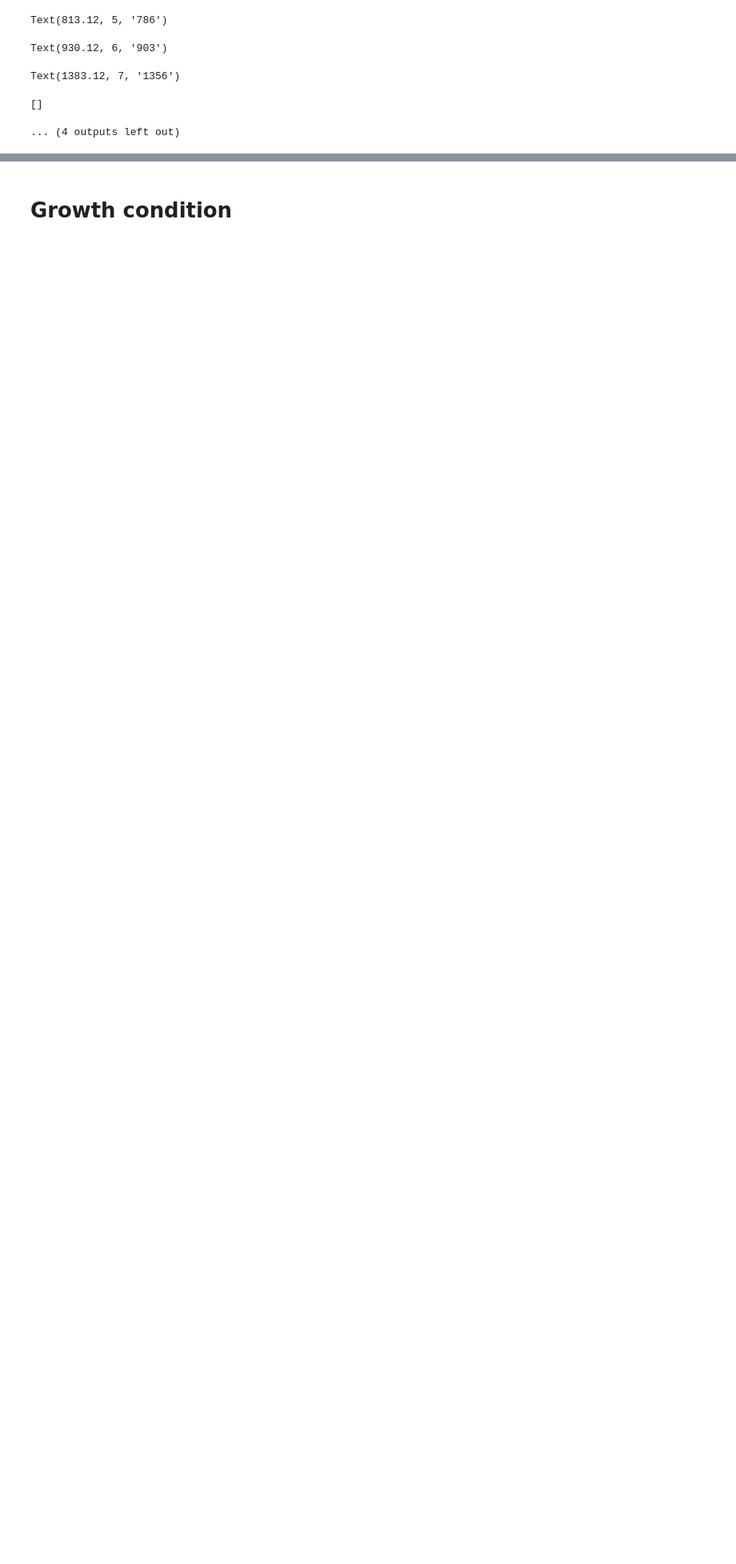
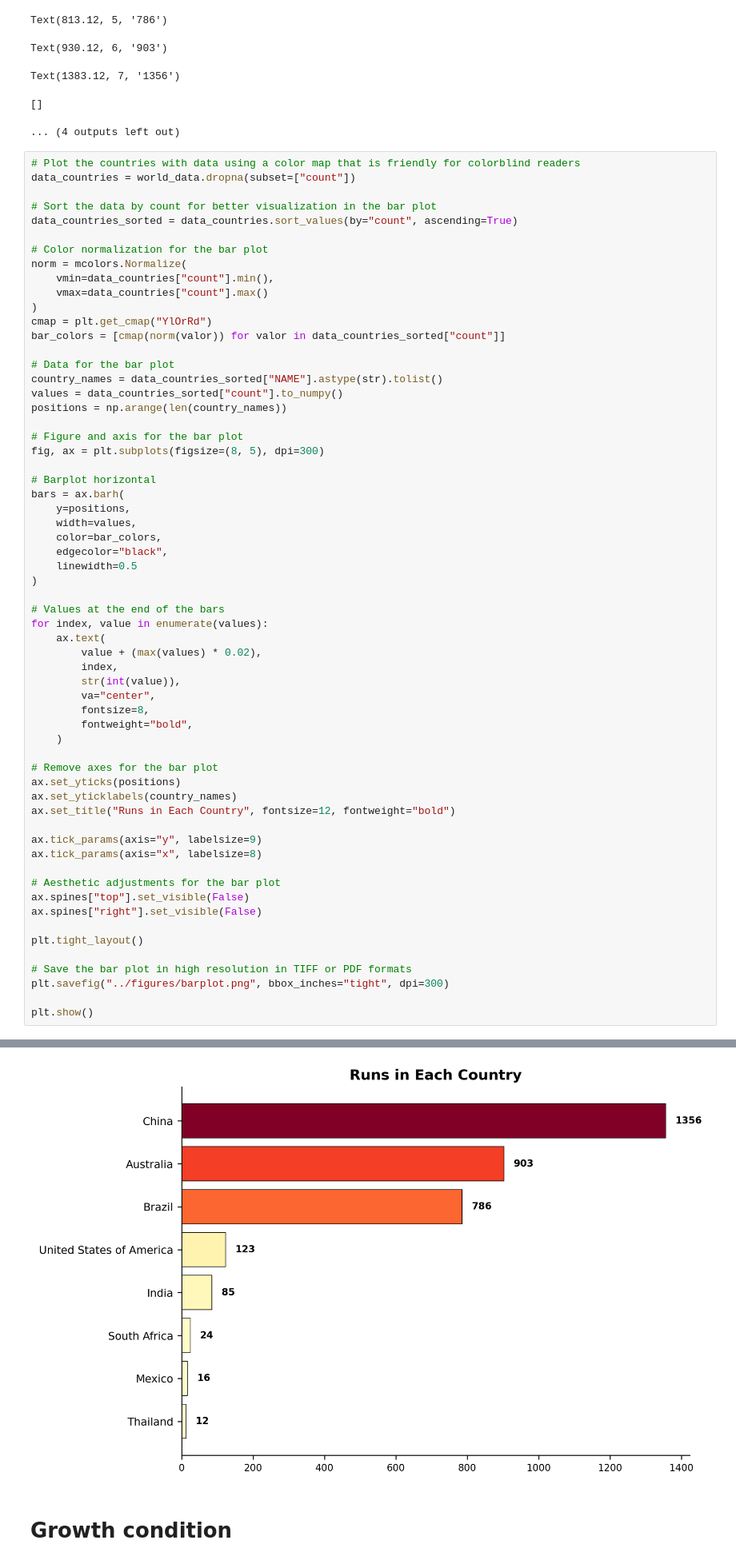
Before and after one commit to omatheuspimenta/scripts-databases, a Jupyter notebook: scripts/create_figures_rna_sugar.ipynb, the cells around one changed output, grey strips where cells are left out. Shown at 80% size. Drawn from its saved outputs; the diff is of its cells as text; blank space fills up the shorter version.

Commit message:
include barplot in figures

```diff
--- a/scripts/create_figures_rna_sugar.ipynb
+++ b/scripts/create_figures_rna_sugar.ipynb
@@ -182,3 +182,65 @@ Text(930.12, 6, '903')
 Text(1383.12, 7, '1356')
 []
 ... (4 outputs left out)
+# %%
+# Plot the countries with data using a color map that is friendly for colorblind readers
+data_countries = world_data.dropna(subset=["count"])
+
+# Sort the data by count for better visualization in the bar plot
+data_countries_sorted = data_countries.sort_values(by="count", ascending=True)
+
+# Color normalization for the bar plot
+norm = mcolors.Normalize(
+    vmin=data_countries["count"].min(),
+    vmax=data_countries["count"].max()
+)
+cmap = plt.get_cmap("YlOrRd")
+bar_colors = [cmap(norm(valor)) for valor in data_countries_sorted["count"]]
+
+# Data for the bar plot
+country_names = data_countries_sorted["NAME"].astype(str).tolist()
+values = data_countries_sorted["count"].to_numpy()
+positions = np.arange(len(country_names))
+
+# Figure and axis for the bar plot
+fig, ax = plt.subplots(figsize=(8, 5), dpi=300)
+
+# Barplot horizontal
+bars = ax.barh(
+    y=positions,
+    width=values,
+    color=bar_colors,
+    edgecolor="black",
+    linewidth=0.5
+)
+
+# Values at the end of the bars
+for index, value in enumerate(values):
+    ax.text(
+        value + (max(values) * 0.02),
+        index,
+        str(int(value)),
+        va="center",
+        fontsize=8,
+        fontweight="bold",
+    )
+
+# Remove axes for the bar plot
+ax.set_yticks(positions)
+ax.set_yticklabels(country_names)
+ax.set_title("Runs in Each Country", fontsize=12, fontweight="bold")
+
+ax.tick_params(axis="y", labelsize=9)
+ax.tick_params(axis="x", labelsize=8)
+
+# Aesthetic adjustments for the bar plot
+ax.spines["top"].set_visible(False)
+ax.spines["right"].set_visible(False)
+
+plt.tight_layout()
+
+# Save the bar plot in high resolution in TIFF or PDF formats
+plt.savefig("../figures/barplot.png", bbox_inches="tight", dpi=300)
+
+plt.show()
+# %% [output]
@@ -185,3 +272,4 @@ Text(1383.12, 7, '1356')
+[figure, added]
 # %% [markdown]
 # Growth condition
 # %%
```
Also changed, not shown: parts of 1 cell of this notebook, 1 other file.
